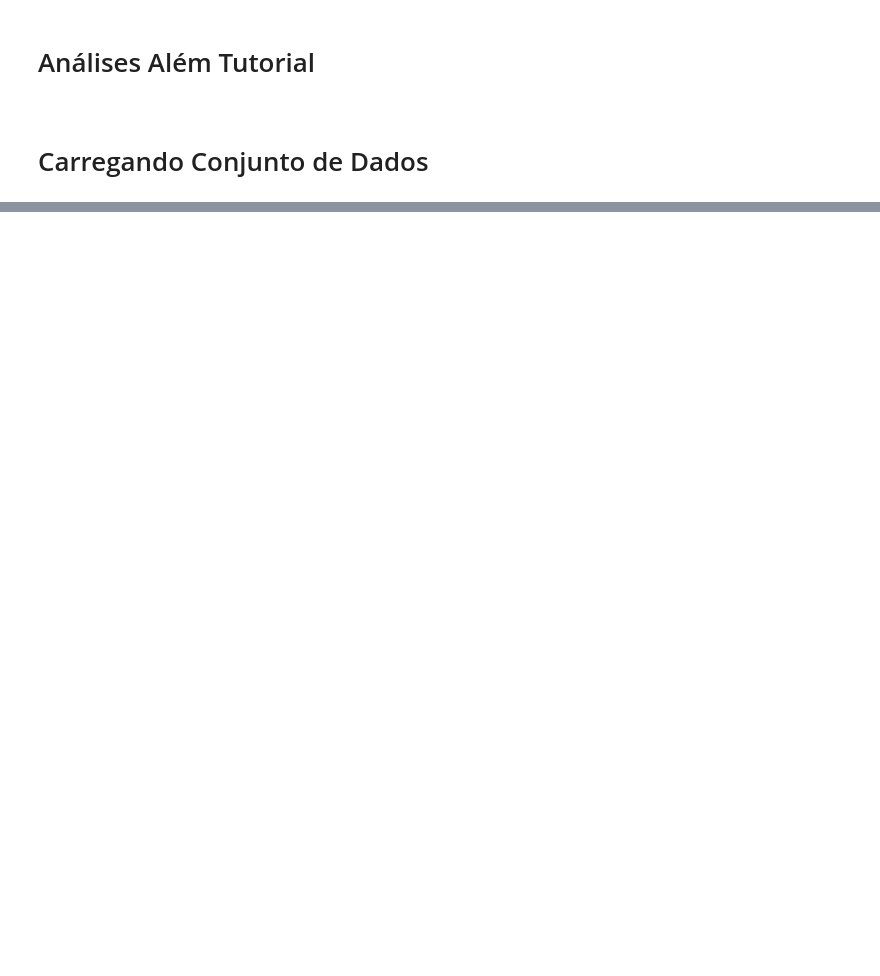
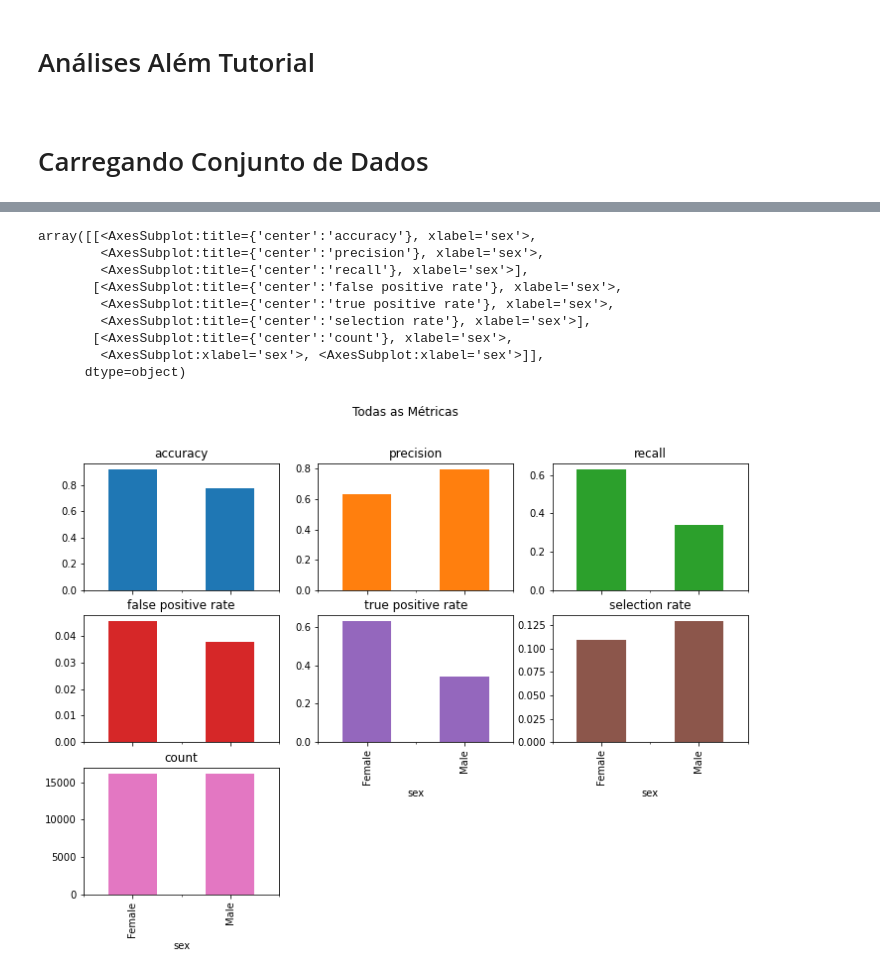
Before and after one commit to rodolfobolconte/fairness-testing, a Jupyter notebook: 2-analises-alem-tutorial.ipynb, the cells around one changed output, grey strips where cells are left out. Cells and saved outputs as stored; diff of their text form; code cells hidden in the pictures; blank space fills up the shorter version.

```diff
--- a/2-analises-alem-tutorial.ipynb
+++ b/2-analises-alem-tutorial.ipynb
@@ -141,0 +149,15 @@ dados_balancear
+# %%
+#convertendo variáveis categóricas
+dados_under_x_dummies = pd.get_dummies(dados_under_x)
+# %%
+#criação do classificador de árvore de decisão
+
+arvore_decisao_undersampling = DecisionTreeClassifier(min_samples_leaf=10, max_depth=4)
+
+#execução do treino e previsão do modelo justo
+dados_under_prev = executa_classificacao(arvore_decisao_undersampling, dados_under_x_dummies, dados_under_y, dados_under_x['sex'])
+# %%
+resultado_undersampling = calcula_metricas(dados_under_y, dados_under_prev, dados_under_x['sex'])
+
+print(resultado_undersampling.overall)
+resultado_undersampling.by_group
@@ -141,0 +177,19 @@ dados_balancear
+# %%
+resultado_undersampling.by_group.plot.bar(
+    subplots=True,
+    layout=[3, 3],
+    legend=False,
+    figsize=[12,8],
+    title="Todas as Métricas"
+)
+# %% [output]
+array([[<AxesSubplot:title={'center':'accuracy'}, xlabel='sex'>,
+        <AxesSubplot:title={'center':'precision'}, xlabel='sex'>,
+        <AxesSubplot:title={'center':'recall'}, xlabel='sex'>],
+       [<AxesSubplot:title={'center':'false positive rate'}, xlabel='sex'>,
+        <AxesSubplot:title={'center':'true positive rate'}, xlabel='sex'>,
+        <AxesSubplot:title={'center':'selection rate'}, xlabel='sex'>],
+       [<AxesSubplot:title={'center':'count'}, xlabel='sex'>,
+        <AxesSubplot:xlabel='sex'>, <AxesSubplot:xlabel='sex'>]],
+      dtype=object)
+[figure, added]
```
Also changed, not shown: parts of 20 cells of this notebook, 1 other file.
